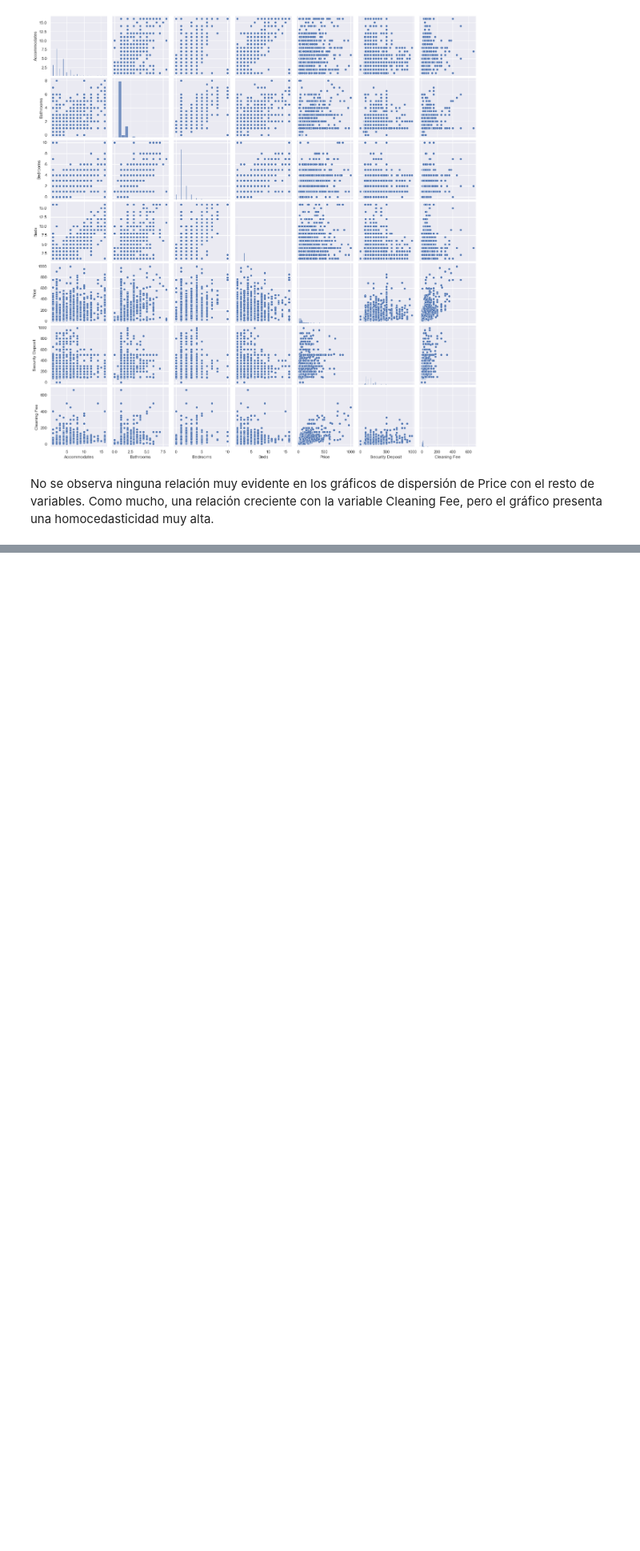
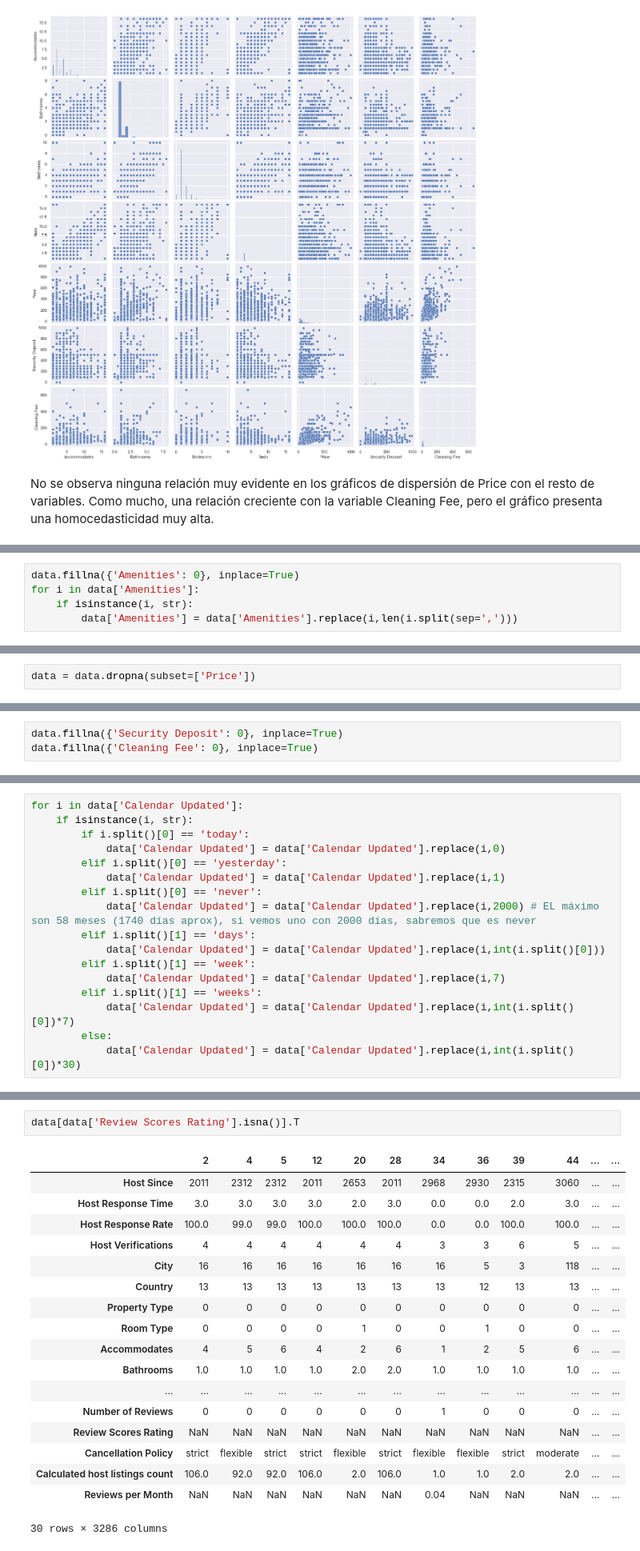
Before and after one commit to sermor04/ML2, a Jupyter notebook: PracticaAirBnb.ipynb, the cells around one changed output, grey strips where cells are left out. Shown at 80% size. Drawn from its saved outputs; the diff is of its cells as text; blank space fills up the shorter version.

```diff
--- a/PracticaAirBnb.ipynb
+++ b/PracticaAirBnb.ipynb
@@ -434,0 +809,5 @@ No se observa ninguna relación muy evidente en los gráficos de dispersión de
+# %%
+data.fillna({'Amenities': 0}, inplace=True)
+for i in data['Amenities']:
+    if isinstance(i, str):
+        data['Amenities'] = data['Amenities'].replace(i,len(i.split(sep=',')))
@@ -434,0 +853,2 @@ No se observa ninguna relación muy evidente en los gráficos de dispersión de
+# %%
+data = data.dropna(subset=['Price'])
@@ -434,0 +879,3 @@ No se observa ninguna relación muy evidente en los gráficos de dispersión de
+# %%
+data.fillna({'Security Deposit': 0}, inplace=True)
+data.fillna({'Cleaning Fee': 0}, inplace=True)
@@ -434,0 +928,17 @@ No se observa ninguna relación muy evidente en los gráficos de dispersión de
+# %%
+for i in data['Calendar Updated']:
+    if isinstance(i, str):
+        if i.split()[0] == 'today':
+            data['Calendar Updated'] = data['Calendar Updated'].replace(i,0)
+        elif i.split()[0] == 'yesterday':
+            data['Calendar Updated'] = data['Calendar Updated'].replace(i,1)
+        elif i.split()[0] == 'never':
+            data['Calendar Updated'] = data['Calendar Updated'].replace(i,2000) # EL máximo son 58 meses (1740 días aprox), si vemos uno con 2000 días, sabremos que es never
+        elif i.split()[1] == 'days':
+            data['Calendar Updated'] = data['Calendar Updated'].replace(i,int(i.split()[0]))
+        elif i.split()[1] == 'week':
+            data['Calendar Updated'] = data['Calendar Updated'].replace(i,7)
+        elif i.split()[1] == 'weeks':
+            data['Calendar Updated'] = data['Calendar Updated'].replace(i,int(i.split()[0])*7)
+        else:
+            data['Calendar Updated'] = data['Calendar Updated'].replace(i,int(i.split()[0])*30)
@@ -434,0 +971,21 @@ No se observa ninguna relación muy evidente en los gráficos de dispersión de
+# %%
+data[data['Review Scores Rating'].isna()].T
+# %% [output]
+|  | 2 | 4 | 5 | 12 | 20 | 28 | 34 | 36 | 39 | 44 | ... | ... |
+| Host Since | 2011 | 2312 | 2312 | 2011 | 2653 | 2011 | 2968 | 2930 | 2315 | 3060 | ... | ... |
+| Host Response Time | 3.0 | 3.0 | 3.0 | 3.0 | 2.0 | 3.0 | 0.0 | 0.0 | 2.0 | 3.0 | ... | ... |
+| Host Response Rate | 100.0 | 99.0 | 99.0 | 100.0 | 100.0 | 100.0 | 0.0 | 0.0 | 100.0 | 100.0 | ... | ... |
+| Host Verifications | 4 | 4 | 4 | 4 | 4 | 4 | 3 | 3 | 6 | 5 | ... | ... |
+| City | 16 | 16 | 16 | 16 | 16 | 16 | 16 | 5 | 3 | 118 | ... | ... |
+| Country | 13 | 13 | 13 | 13 | 13 | 13 | 13 | 12 | 13 | 13 | ... | ... |
+| Property Type | 0 | 0 | 0 | 0 | 0 | 0 | 0 | 0 | 0 | 0 | ... | ... |
+| Room Type | 0 | 0 | 0 | 0 | 1 | 0 | 0 | 1 | 0 | 0 | ... | ... |
+| Accommodates | 4 | 5 | 6 | 4 | 2 | 6 | 1 | 2 | 5 | 6 | ... | ... |
+| Bathrooms | 1.0 | 1.0 | 1.0 | 1.0 | 2.0 | 2.0 | 1.0 | 1.0 | 1.0 | 1.0 | ... | ... |
+| ... | ... | ... | ... | ... | ... | ... | ... | ... | ... | ... | ... | ... |
+| Number of Reviews | 0 | 0 | 0 | 0 | 0 | 0 | 1 | 0 | 0 | 0 | ... | ... |
+| Review Scores Rating | NaN | NaN | NaN | NaN | NaN | NaN | NaN | NaN | NaN | NaN | ... | ... |
+| Cancellation Policy | strict | flexible | strict | strict | flexible | strict | flexible | flexible | strict | moderate | ... | ... |
+| Calculated host listings count | 106.0 | 92.0 | 92.0 | 106.0 | 2.0 | 106.0 | 1.0 | 1.0 | 2.0 | 2.0 | ... | ... |
+| Reviews per Month | NaN | NaN | NaN | NaN | NaN | NaN | 0.04 | NaN | NaN | NaN | ... | ... |
+30 rows × 3286 columns
```
Also changed, not shown: parts of 101 cells of this notebook.
